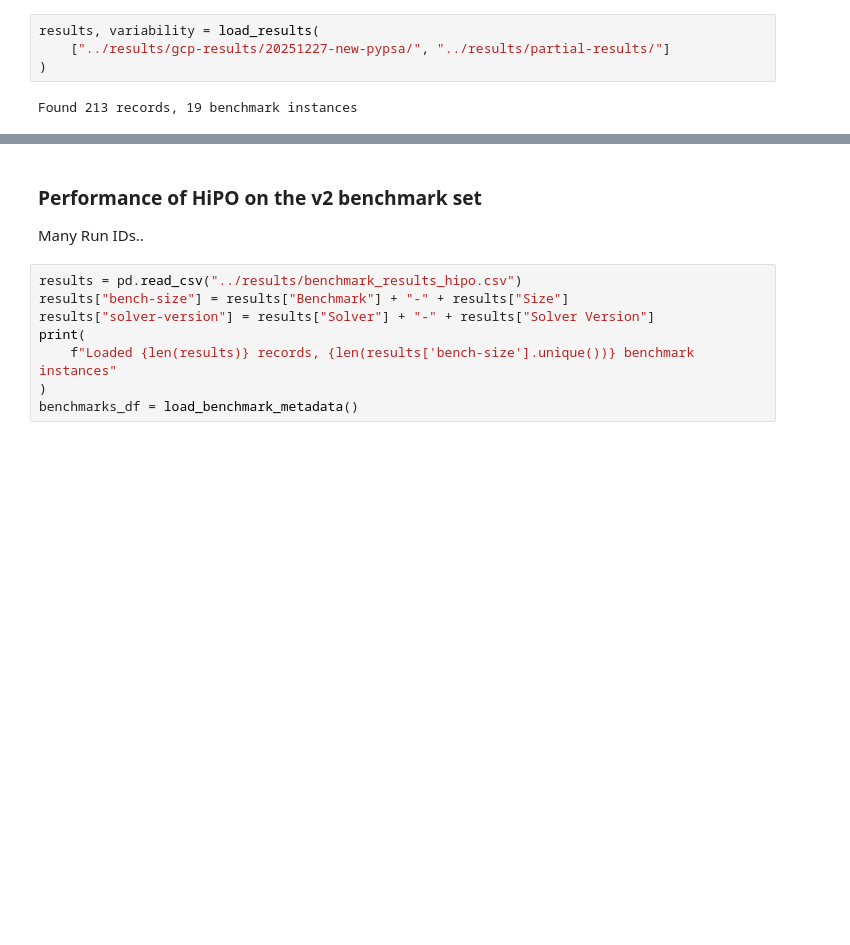
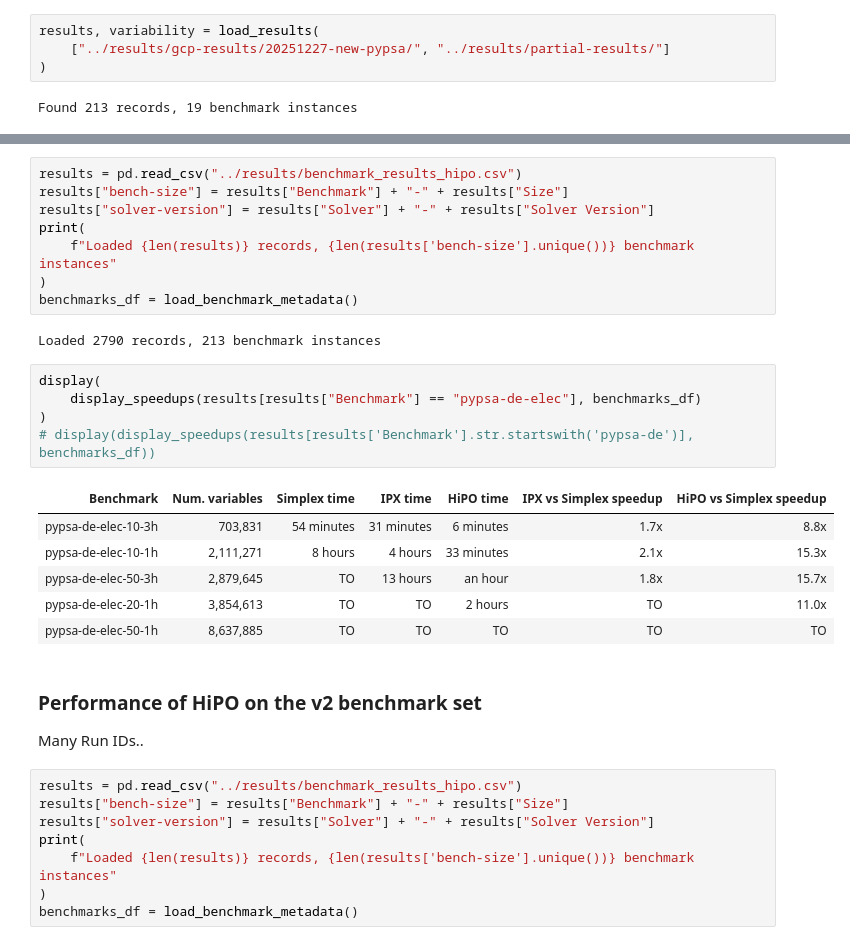
Before and after one commit to open-energy-transition/solver-benchmark, a Jupyter notebook: notebooks/analyze-hipo-runs.ipynb, the cells around one changed output, grey strips where cells are left out. Drawn from its saved outputs; the diff is of its cells as text; blank space fills up the shorter version.

Commit message:
Inspect hipo results on pypsa-de benchmarks

```diff
--- a/notebooks/analyze-hipo-runs.ipynb
+++ b/notebooks/analyze-hipo-runs.ipynb
@@ -297,6 +304,28 @@ HiGHS variants runtime and relative speedup
 | pypsa-eur-elec-50-3h | 3542548 | TO | 21 hours | 4 hours | 1.2x | 5.7x |
 | pypsa-de-elec-20-1h | 3854613 | TO | TO | 2 hours | TO | 11.0x |
 | pypsa-de-elec-dfp-20-1h | 3854613 | TO | TO | 2 hours | TO | 14.4x |
+# %%
+results = pd.read_csv("../results/benchmark_results_hipo.csv")
+results["bench-size"] = results["Benchmark"] + "-" + results["Size"]
+results["solver-version"] = results["Solver"] + "-" + results["Solver Version"]
+print(
+    f"Loaded {len(results)} records, {len(results['bench-size'].unique())} benchmark instances"
+)
+benchmarks_df = load_benchmark_metadata()
+# %% [output]
+Loaded 2790 records, 213 benchmark instances
+# %%
+display(
+    display_speedups(results[results["Benchmark"] == "pypsa-de-elec"], benchmarks_df)
+)
+# display(display_speedups(results[results['Benchmark'].str.startswith('pypsa-de')], benchmarks_df))
+# %% [output]
+| Benchmark | Num. variables | Simplex time | IPX time | HiPO time | IPX vs Simplex speedup | HiPO vs Simplex speedup |
+| pypsa-de-elec-10-3h | 703,831 | 54 minutes | 31 minutes | 6 minutes | 1.7x | 8.8x |
+| pypsa-de-elec-10-1h | 2,111,271 | 8 hours | 4 hours | 33 minutes | 2.1x | 15.3x |
+| pypsa-de-elec-50-3h | 2,879,645 | TO | 13 hours | an hour | 1.8x | 15.7x |
+| pypsa-de-elec-20-1h | 3,854,613 | TO | TO | 2 hours | TO | 11.0x |
+| pypsa-de-elec-50-1h | 8,637,885 | TO | TO | TO | TO | TO |
 # %% [markdown]
 ### Performance of HiPO on the v2 benchmark set
 Many Run IDs..
```
Also changed, not shown: parts of 6 cells of this notebook, 1 other file.
